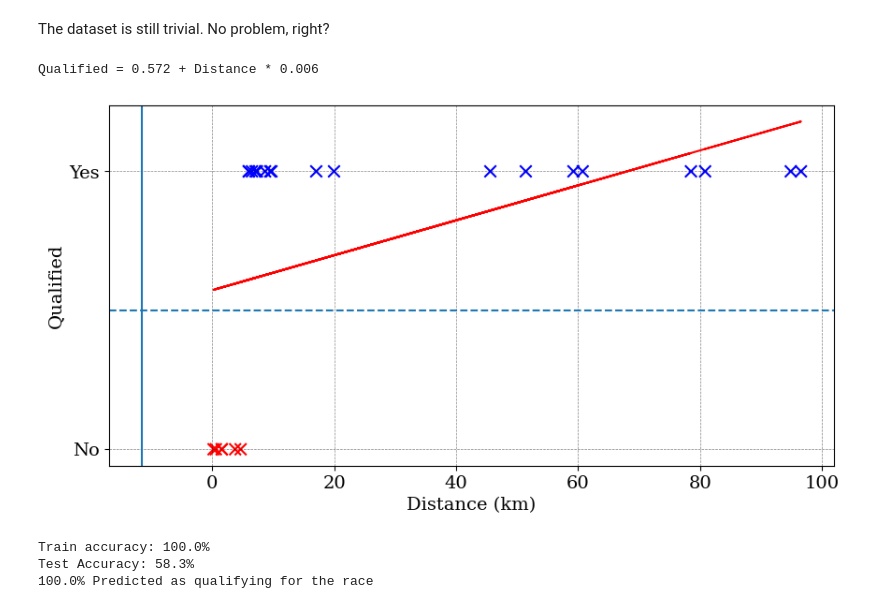
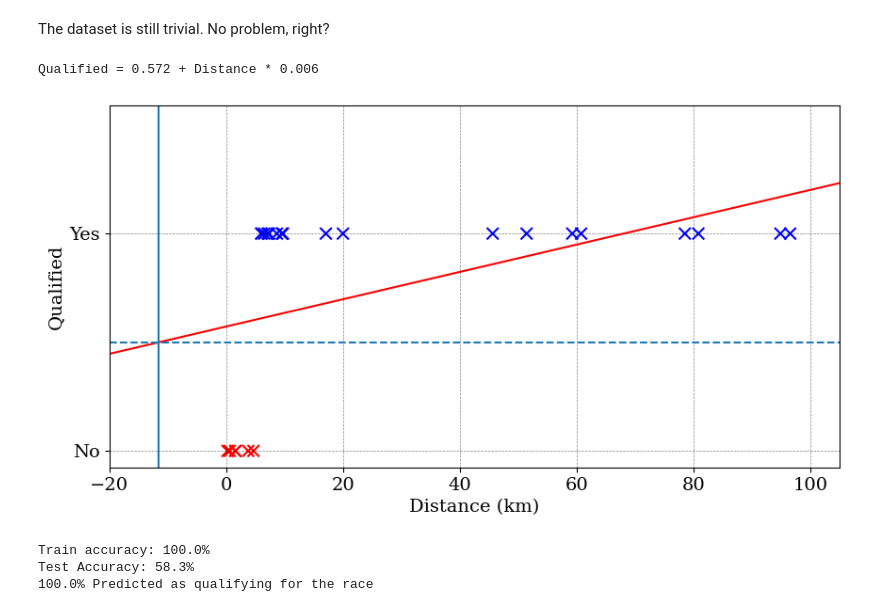
Before and after one commit to cs349f25/notebooks, a Jupyter notebook: classification_demo.ipynb, the cells around one changed output. Drawn from its saved outputs; the diff is of its cells as text; code cells hidden in the pictures.

```diff
--- a/classification_demo.ipynb
+++ b/classification_demo.ipynb
@@ -147,32 +147,35 @@ The dataset is still trivial. No problem, right?
 # %%
 x2_df = pd.DataFrame(x2)
 
 lin_regression.fit(x2_df, y2)
 
 inter = lin_regression.intercept_
 slope = lin_regression.coef_[0]
 print(f"Qualified = {inter:.3f} + Distance * {slope:.3f}")
 crosses_05_at = (0.5 - inter) / slope
 
 lin_y_pred_2 = lin_regression.predict(x2_df)
 
 fig = plt.figure(figsize=(10,5))
 xlabel = 'Distance (km)'
 ylabel = 'Qualified'
 plt.xlabel(xlabel)
 plt.ylabel(ylabel)
 plt.yticks([0, 1], ["No", "Yes"])
 plt.grid(color='k', linestyle='--', linewidth=0.5, alpha=0.5)
 
-plt.plot(x2, lin_y_pred_2, '-r')
+line_x = np.linspace(-20, 150, 1000)
+line_y = lin_regression.predict(line_x.reshape(-1, 1))
+plt.plot(line_x, line_y, '-r')
 
 colors = [correct_color if y_ == 1 else wrong_color for y_ in y2]
 plt.scatter(x2, y2, marker='x', color=colors, s=81)
 _ = plt.axvline(x=crosses_05_at)
 _ = plt.axhline(y=0.5, linestyle='--')
+_ = plt.xlim(-20, 105)
 # %% [output]
 Qualified = 0.572 + Distance * 0.006
-[figure, old version]
+[figure, new version]
 # %%
 y_pred_raw2 = lin_regression.predict(x2)
 y_pred2 = [True if entry >= 0.5 else False for entry in y_pred_raw2]
```
Also changed, not shown: parts of 6 cells of this notebook.
